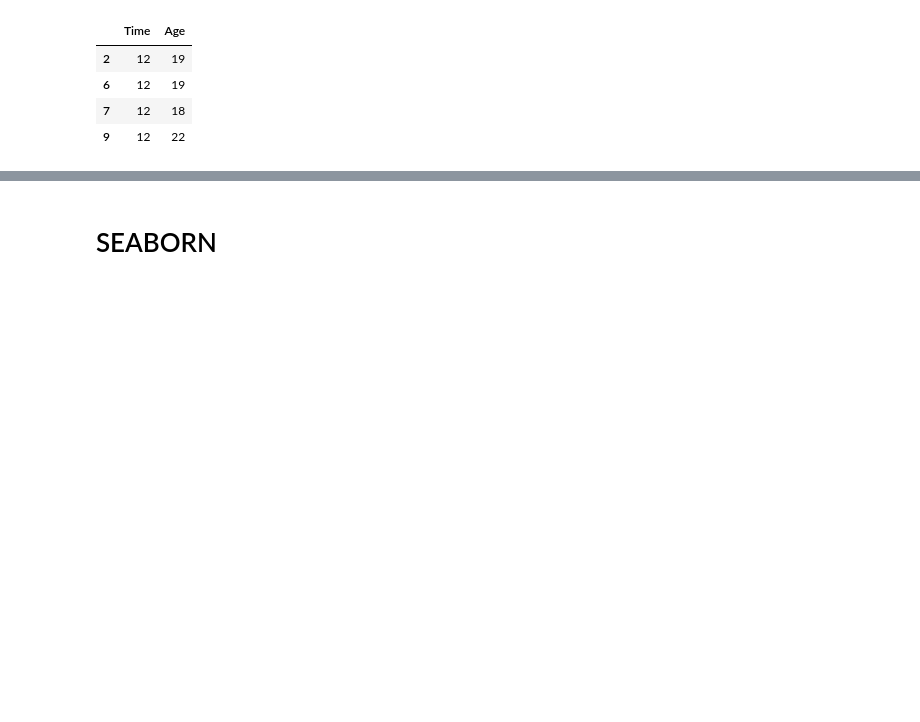
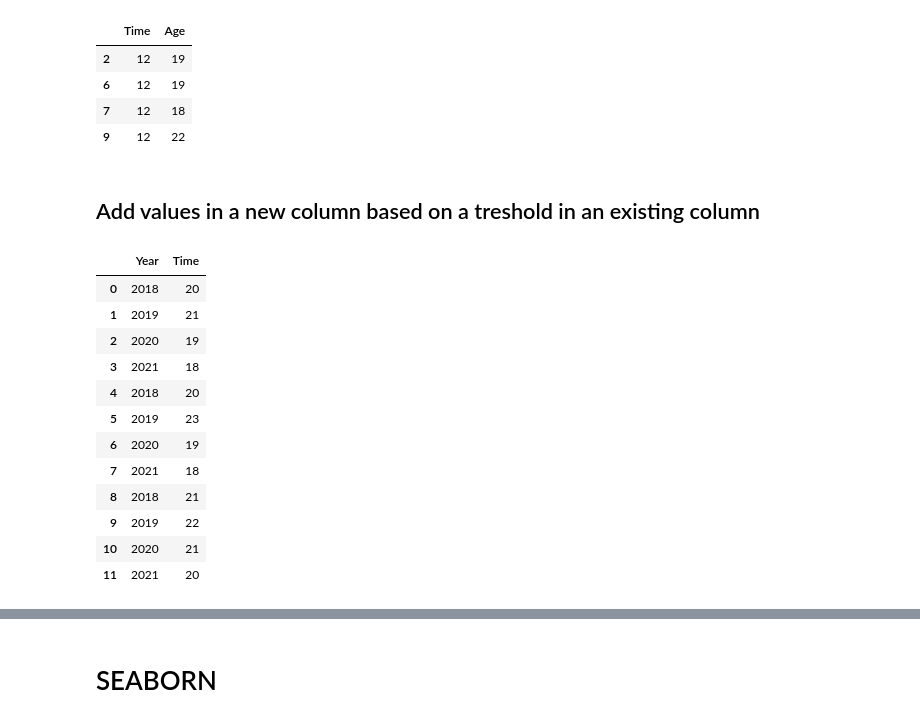
Before and after one commit to federico-trotta/Python_tips, a Jupyter notebook: Python_tips.ipynb, the cells around one changed output, grey strips where cells are left out. Saved outputs shown, nothing was run; the diff lists cells and outputs as text; code cells hidden in the pictures; blank space fills up the shorter version.

```diff
--- a/Python_tips.ipynb
+++ b/Python_tips.ipynb
@@ -427,3 +427,36 @@ df.loc[df['Time'] == t_max]
 | 6 | 12 | 19 |
 | 7 | 12 | 18 |
 | 9 | 12 | 22 |
+# %% [markdown]
+## Add values in a new column based on a treshold in an existing column
+# %%
+import pandas as pd
+
+#initializing values
+data = {'Year':[2018, 2019, 2020, 2021,
+                2018, 2019, 2020, 2021,
+                2018, 2019, 2020, 2021,],
+          'Time':[20, 21, 19, 18,
+                  20, 23, 19, 18,
+                  21, 22, 21, 20]
+}
+
+#creating dataframe
+df = pd.DataFrame(data)
+
+#showing df
+df
+# %% [output]
+|  | Year | Time |
+| 0 | 2018 | 20 |
+| 1 | 2019 | 21 |
+| 2 | 2020 | 19 |
+| 3 | 2021 | 18 |
+| 4 | 2018 | 20 |
+| 5 | 2019 | 23 |
+| 6 | 2020 | 19 |
+| 7 | 2021 | 18 |
+| 8 | 2018 | 21 |
+| 9 | 2019 | 22 |
+| 10 | 2020 | 21 |
+| 11 | 2021 | 20 |
```
Also changed, not shown: parts of 4 cells of this notebook.
